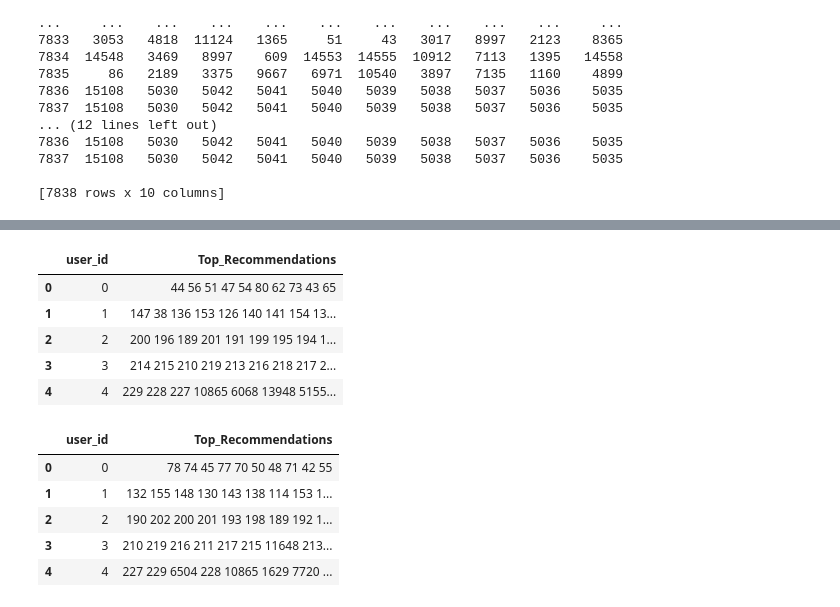
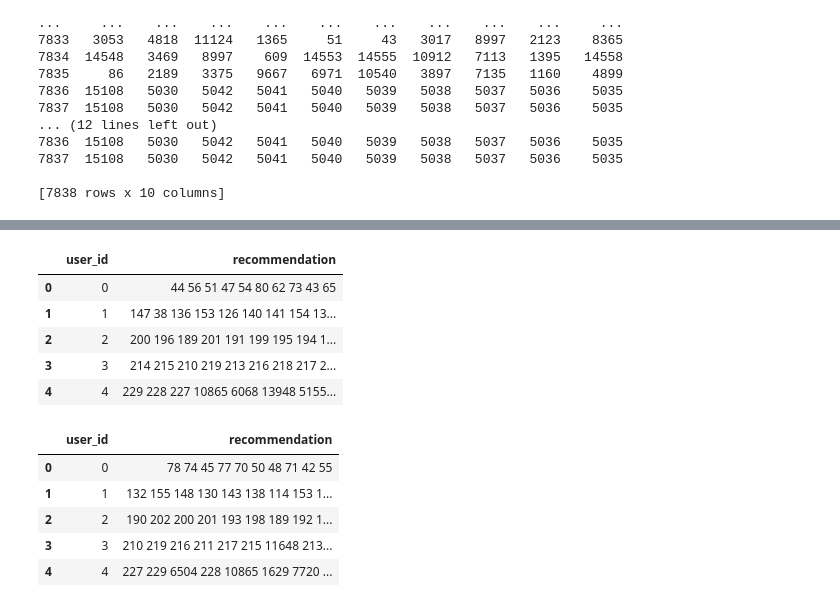
Before and after one commit to Uriel-Gamez98/Data-Science-and-Machine-Learning, a Jupyter notebook: ML_1st_Attempt.ipynb, the cells around one changed output, grey strips where cells are left out. Cells and saved outputs as stored; diff of their text form; code cells hidden in the pictures.

```diff
--- a/ML_1st_Attempt.ipynb
+++ b/ML_1st_Attempt.ipynb
@@ -714,9 +714,9 @@ print(item_top_10_df)
 [7838 rows x 10 columns]
 # %%
 # For both models, concatenate the top-10 recommendations for each user separating by a space
-user_top_10_df['Top_Recommendations'] = user_top_10_df.apply(lambda x: ' '.join(map(str, x)), axis=1)
-item_top_10_df['Top_Recommendations'] = item_top_10_df.apply(lambda x: ' '.join(map(str, x)), axis=1)
+user_top_10_df['recommendation'] = user_top_10_df.apply(lambda x: ' '.join(map(str, x)), axis=1)
+item_top_10_df['recommendation'] = item_top_10_df.apply(lambda x: ' '.join(map(str, x)), axis=1)
 # Display the top-10 recommendations for both models
-display(user_top_10_df[['Top_Recommendations']])
-display(item_top_10_df[['Top_Recommendations']])
+display(user_top_10_df[['recommendation']])
+display(item_top_10_df[['recommendation']])
 # %% [output]
@@ -748,23 +748,23 @@ display(item_top_10_df[['Top_Recommendations']])
 7838 rows × 1 columns
 # %%
 # Create a new dataframe that contains the user_id and the top-10 recommendations
-user_recommendations_df = pd.DataFrame({'user_id': range(user_top_10.shape[0]), 'Top_Recommendations': user_top_10_df['Top_Recommendations']})
-item_recommendations_df = pd.DataFrame({'user_id': range(item_top_10.shape[0]), 'Top_Recommendations': item_top_10_df['Top_Recommendations']})
+user_recommendations_df = pd.DataFrame({'user_id': range(user_top_10.shape[0]), 'recommendation': user_top_10_df['recommendation']})
+item_recommendations_df = pd.DataFrame({'user_id': range(item_top_10.shape[0]), 'recommendation': item_top_10_df['recommendation']})
 # Display the first few rows of the user-based recommendations
 display(user_recommendations_df.head())
 # Display the first few rows of the item-based recommendations
 display(item_recommendations_df.head())
 # Save the recommendations to CSV files
 user_recommendations_df.to_csv('user_based_recommendations.csv', index=False)
 item_recommendations_df.to_csv('item_based_recommendations.csv', index=False)
 # %% [output]
-|  | user_id | Top_Recommendations |
+|  | user_id | recommendation |
 | 0 | 0 | 44 56 51 47 54 80 62 73 43 65 |
 | 1 | 1 | 147 38 136 153 126 140 141 154 13... |
 | 2 | 2 | 200 196 189 201 191 199 195 194 1... |
 | 3 | 3 | 214 215 210 219 213 216 218 217 2... |
 | 4 | 4 | 229 228 227 10865 6068 13948 5155... |
-|  | user_id | Top_Recommendations |
+|  | user_id | recommendation |
 | 0 | 0 | 78 74 45 77 70 50 48 71 42 55 |
 | 1 | 1 | 132 155 148 130 143 138 114 153 1... |
 | 2 | 2 | 190 202 200 201 193 198 189 192 1... |
```
Also changed, not shown: parts of 2 cells of this notebook, 2 other files.
